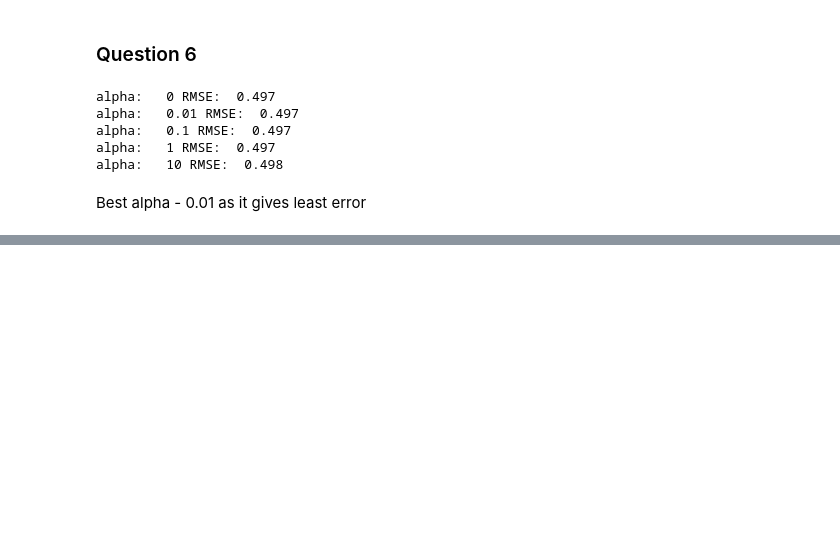
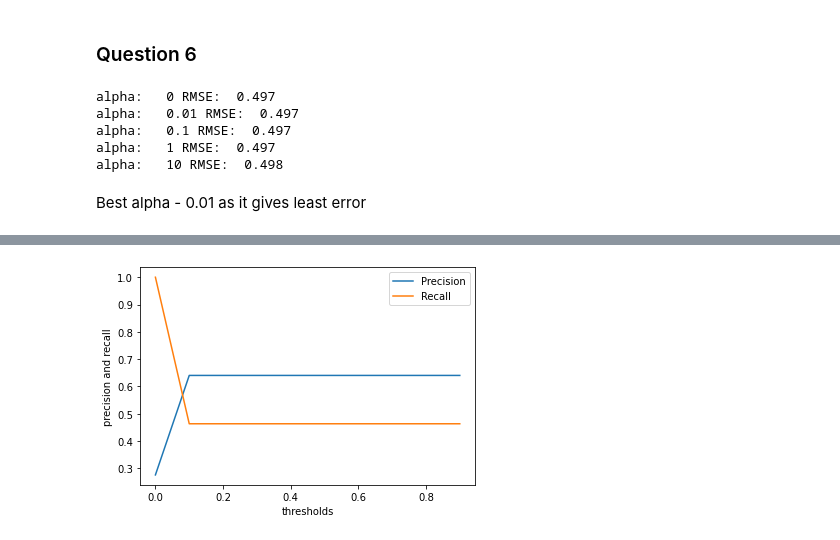
Before and after one commit to sukritishuk/ML_ZoomCamp-DataTalksClub, a Jupyter notebook: HomeWork -DataTalksClub - ML ZoomCamp.ipynb, the cells around one changed output, grey strips where cells are left out. Drawn from its saved outputs; the diff is of its cells as text; code cells hidden in the pictures; blank space fills up the shorter version.

Commit message:
Session #4 HomeWork

```diff
--- a/HomeWork -DataTalksClub - ML ZoomCamp.ipynb
+++ b/HomeWork -DataTalksClub - ML ZoomCamp.ipynb
@@ -1150,0 +1424,29 @@ Best alpha - 0.01 as it gives least error
+# %%
+features = ['seniority', 'income', 'assets', 'records', 'job', 'home']
+
+from sklearn.feature_extraction import DictVectorizer
+
+# Step 1 - Including above feature columns when using one-hot encoding -
+# creating an instance of the class DictVectorizer()
+dv = DictVectorizer(sparse=False)   # turns off result as a sparse matrix instead produces a Numpy array
+
+train_dicts = df_train[features].to_dict(orient='records')
+
+# Combined fit and transform dictionary - for training dataset:
+X_train = dv.fit_transform(train_dicts)
+
+# Step 2 - Fitting the Logistic regresseion model on the training dataset -
+from sklearn.linear_model import LogisticRegression
+
+# intitiating Log. regression model and training it on our full train set:
+model = LogisticRegression(solver='liblinear', C=1.0, random_state=42,max_iter=1000)
+model.fit(X_train,y_train)
+
+# Step 3 - repeating above process for validation dataset:
+# Combined fit and transform dictionary - for validation dataset:
+val_dicts = df_val[features].to_dict(orient='records')
+
+X_val = dv.transform(val_dicts)
+
+# predicting on the validation dataset and round it to 3 decimal digits:
+y_pred = model.predict(X_val)
@@ -1150,0 +1513,6 @@ Best alpha - 0.01 as it gives least error
+# %%
+ # Step 3 - putting all the confusion matrices created for each threshold into a DataFrame:
+columns = ['threshold', 'tp', 'fp', 'fn', 'tn', 'precision', 'recall']  # specifying column names for df
+df_scores = pd.DataFrame(scores, columns=columns)
+
+df_scores
@@ -1150,0 +1531,11 @@ Best alpha - 0.01 as it gives least error
+# %%
+# Step 5 - plotting the Precision and Recall using different thresholds:
+plt.plot(df_scores.threshold, df_scores['precision'],label='Precision')
+plt.plot(df_scores.threshold, df_scores['recall'],label='Recall')
+plt.xlabel('thresholds')
+plt.ylabel('precision and recall')
+plt.legend()
+
+plt.show()
+# %% [output]
+[figure, added]
```
Also changed, not shown: parts of 62 cells of this notebook.
